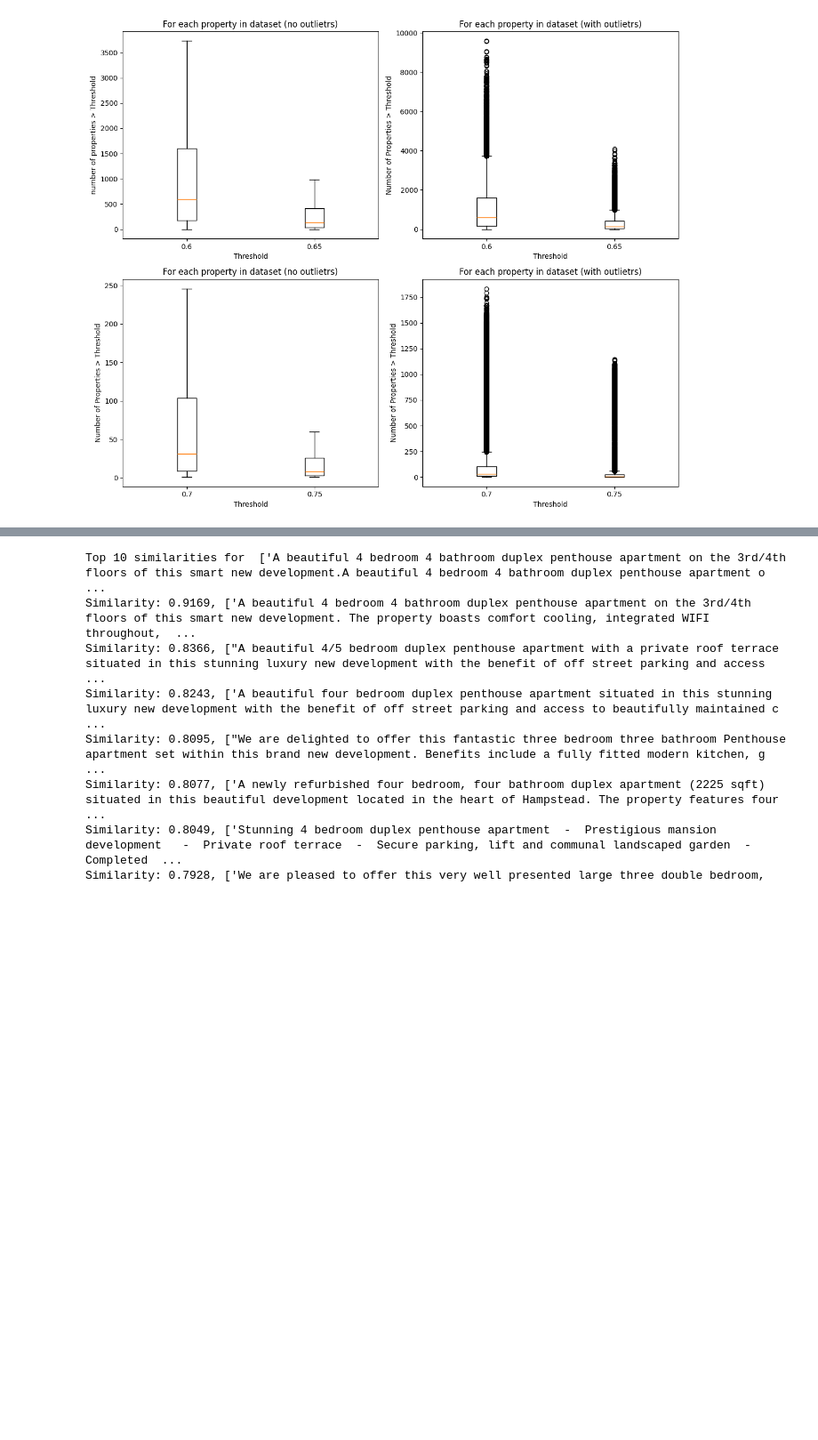
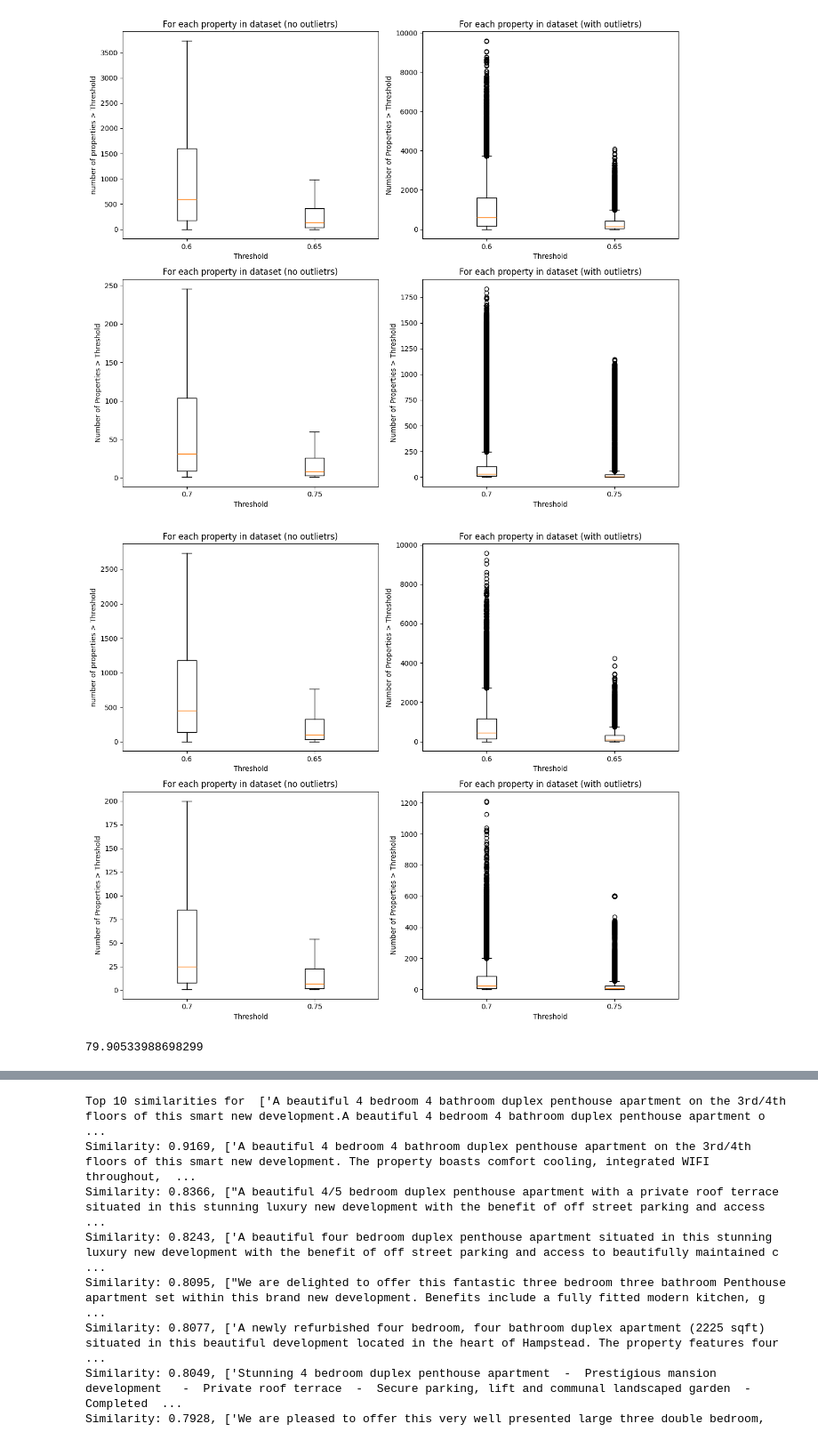
Before and after one commit to SergAnuf/London_Rent, a Jupyter notebook: notebooks/EDA2.ipynb, the cells around one changed output, grey strips where cells are left out. Shown at 89% size. Saved outputs shown, nothing was run; the diff lists cells and outputs as text; code cells hidden in the pictures; blank space fills up the shorter version.

```diff
--- a/notebooks/EDA2.ipynb
+++ b/notebooks/EDA2.ipynb
@@ -599,3 +668,57 @@ plt.tight_layout()
 plt.show()
 # %% [output]
 [figure]
+# %%
+# Function to compute the number of values above each threshold
+def compute_n_closest(cos_sim_matrix, thresholds):
+    results = {}
+    for threshold in thresholds:
+        results[threshold] = [(cos_sim_matrix[x, :] > threshold).sum() for x in range(len(cos_sim_matrix))]
+    return results
+
+# Define thresholds for the first and second row
+thresholds_row1 = [0.6, 0.65]
+thresholds_row2 = [0.7, 0.75]
+
+# Compute data for different thresholds
+data_row1 = compute_n_closest(cos_sim_matrix, thresholds_row1)
+data_row2 = compute_n_closest(cos_sim_matrix, thresholds_row2)
+
+# Create 2x2 subplots
+fig, axes = plt.subplots(2, 2, figsize=(12, 10))
+
+# Boxplots for the first row
+axes[0, 0].boxplot([data_row1[threshold] for threshold in thresholds_row1], showfliers=False)
+axes[0, 0].set_title('For each property in dataset (no outlietrs)')
+axes[0, 0].set_xticklabels(thresholds_row1)
+axes[0, 0].set_xlabel('Threshold')
+axes[0, 0].set_ylabel('number of properties > Threshold')
+
+axes[0, 1].boxplot([data_row1[threshold] for threshold in thresholds_row1])
+axes[0, 1].set_title('For each property in dataset (with outlietrs)')
+axes[0, 1].set_xticklabels(thresholds_row1)
+axes[0, 1].set_xlabel('Threshold')
+axes[0, 1].set_ylabel('Number of Properties > Threshold')
+
+# Boxplots for the second row
+axes[1, 0].boxplot([data_row2[threshold] for threshold in thresholds_row2], showfliers=False)
+axes[1, 0].set_title('For each property in dataset (no outlietrs)')
+axes[1, 0].set_xticklabels(thresholds_row2)
+axes[1, 0].set_xlabel('Threshold')
+axes[1, 0].set_ylabel('Number of Properties > Threshold')
+
+axes[1, 1].boxplot([data_row2[threshold] for threshold in thresholds_row2])
+axes[1, 1].set_title('For each property in dataset (with outlietrs)')
+axes[1, 1].set_xticklabels(thresholds_row2)
+axes[1, 1].set_xlabel('Threshold')
+axes[1, 1].set_ylabel('Number of Properties > Threshold')
+
+# Display the plots
+plt.tight_layout()
+plt.show()
+# %% [output]
+[figure, added]
+# %%
+np.mean(data_row2[0.7])
+# %% [output]
+79.90533988698299
```
Also changed, not shown: parts of 16 cells of this notebook, 9 other files.
